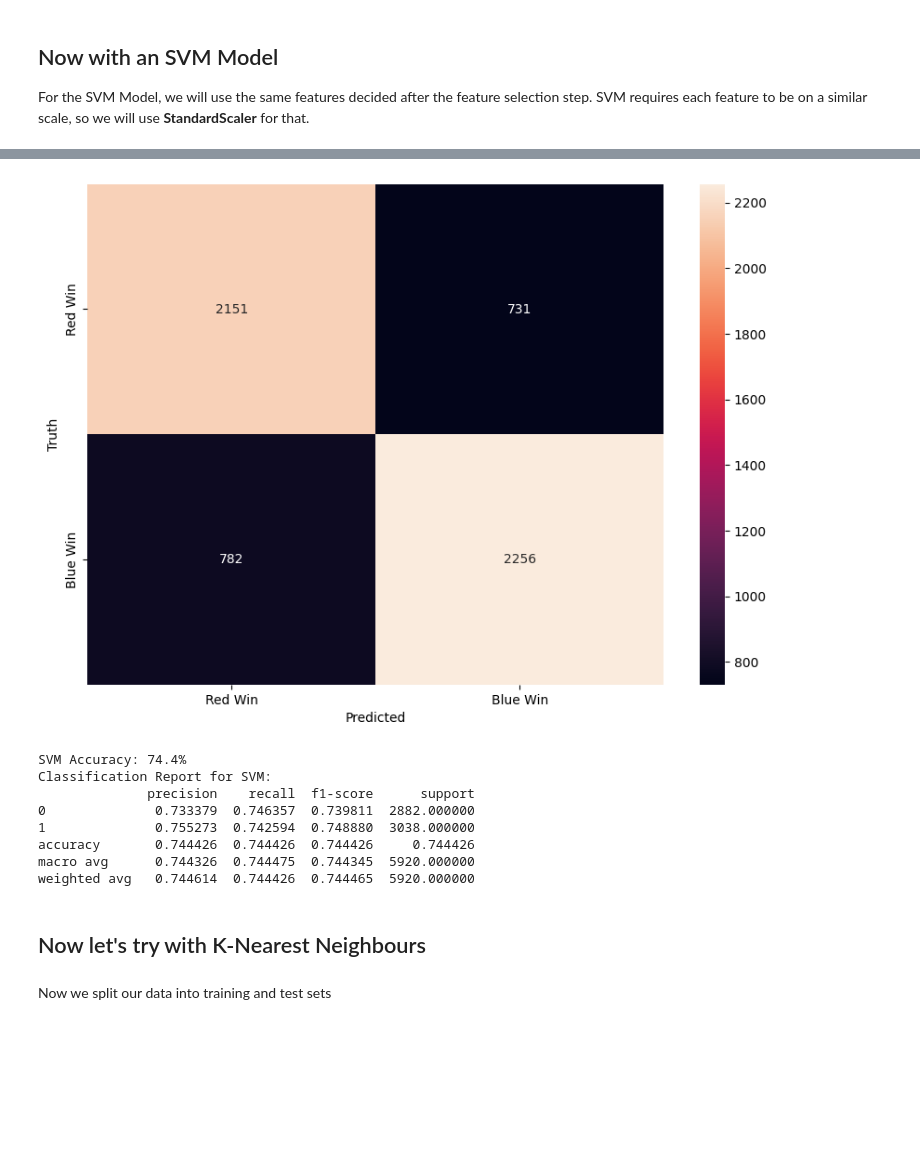
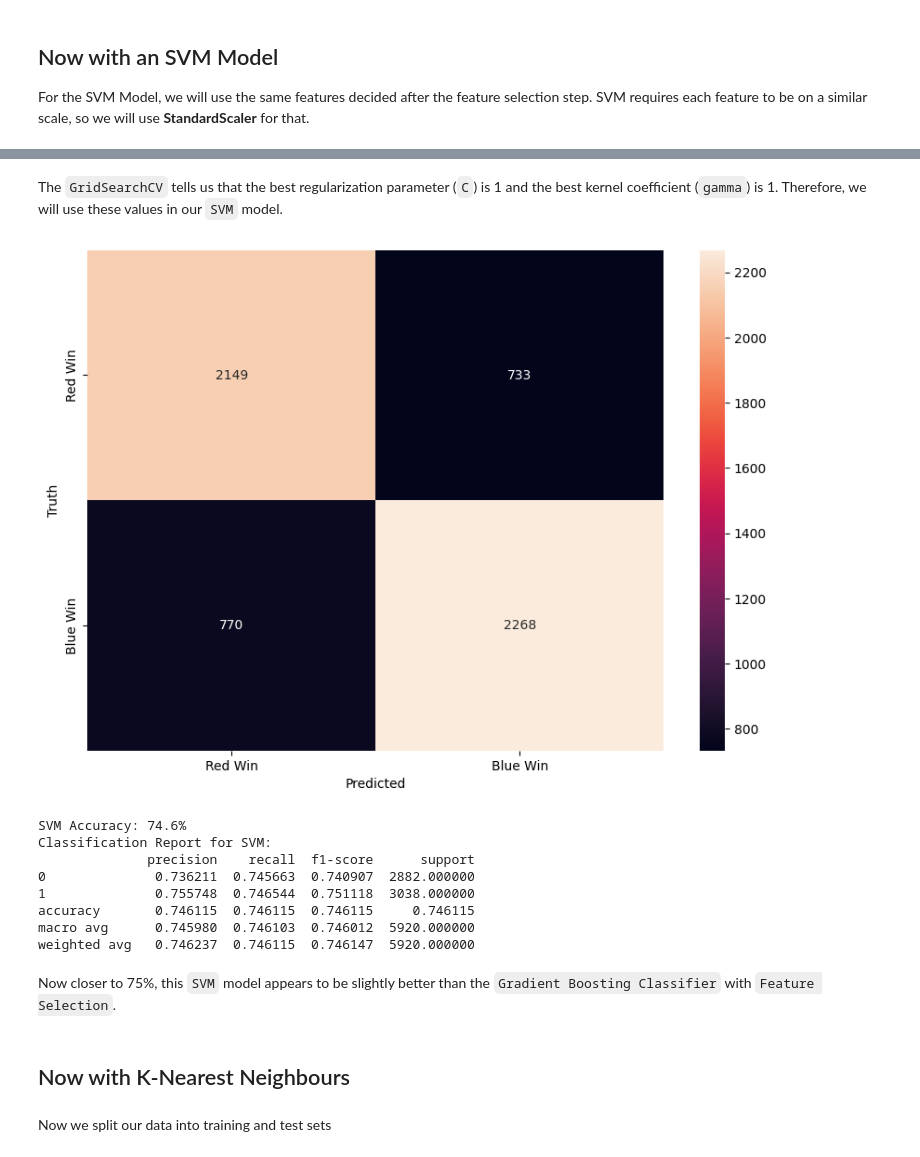
Before and after one commit to Tonevanda/IA, a Jupyter notebook: proj2/code.ipynb, the cells around one changed output, grey strips where cells are left out. Cells and saved outputs as stored; diff of their text form; code cells hidden in the pictures; blank space fills up the shorter version.

```diff
--- a/proj2/code.ipynb
+++ b/proj2/code.ipynb
@@ -366,4 +427,7 @@ There is much to consider here due to several factors:
 - The `Herald` disappears from the map at 19:55 minutes into the game, if in combat. If you kill it at exactly 19:55 minutes, you have until 23:55 minutes to spawn it. Our dataset only contains information on the first 15 minutes of the game.
 
 With this in mind, it would make sense that these 2 factors: `First Blood` and `Herald Kills` don't tells us a lot about who is going to win the game.
+# %%
+top_features = [new_data.columns[indices[i]] for i in indices if importances[indices[i]] != 0.0]
+data_top_features = data[top_features]
 # %%
@@ -471,0 +499,10 @@ These were the parameters that resulted in the best scores.
+# %%
+param_grid = {'C': [0.1, 1, 10],
+              'gamma': [1, 0.1, 0.01, 0.001],
+              'kernel': ['linear']}
+
+grid = GridSearchCV(svm.SVC(), param_grid, refit=True, verbose=3)
+
+grid.fit(scaled_training_inputs, svm_training_labels)
+
+print(grid.best_params_)
@@ -472,35 +527,40 @@ These were the parameters that resulted in the best scores.
+# %% [markdown]
+The `GridSearchCV` tells us that the best regularization parameter (`C`) is 1 and the best kernel coefficient (`gamma`) is 1.
+Therefore, we will use these values in our `SVM` model.
 # %%
-svm_model = svm.SVC(kernel="linear", gamma=0.5, C=1.0, verbose = False)
+svm_model = svm.SVC(kernel="linear", gamma=1.0, C=1.0, verbose = False)
 svm_model.fit(scaled_training_inputs, svm_training_labels)
 predictions = svm_model.predict(scaled_testing_inputs)
 
 cm = confusion_matrix(testing_labels, predictions)
 
 plt.figure(figsize=(10, 7))
 sb.heatmap(cm, annot=True, fmt='d', xticklabels=['Red Win', 'Blue Win'], yticklabels=['Red Win', 'Blue Win'])
 plt.xlabel('Predicted')
 plt.ylabel('Truth')
 plt.show()
 
 accuracy = round(accuracy_score(testing_labels, predictions), 3) * 100
 print(f'SVM Accuracy: {accuracy}%')
 
 cr = classification_report(testing_labels, predictions, output_dict=True)
 df_report = pd.DataFrame(cr).transpose()
 print("Classification Report for SVM:")
 print(df_report)
 # %% [output]
-[figure, old version]
+[figure, new version]
-SVM Accuracy: 74.4%
+SVM Accuracy: 74.6%
 Classification Report for SVM:
               precision    recall  f1-score      support
-0              0.733379  0.746357  0.739811  2882.000000
-1              0.755273  0.742594  0.748880  3038.000000
-accuracy       0.744426  0.744426  0.744426     0.744426
-macro avg      0.744326  0.744475  0.744345  5920.000000
-weighted avg   0.744614  0.744426  0.744465  5920.000000
+0              0.736211  0.745663  0.740907  2882.000000
+1              0.755748  0.746544  0.751118  3038.000000
+accuracy       0.746115  0.746115  0.746115     0.746115
+macro avg      0.745980  0.746103  0.746012  5920.000000
+weighted avg   0.746237  0.746115  0.746147  5920.000000
+# %% [markdown]
+Now closer to 75%, this `SVM` model appears to be slightly better than the `Gradient Boosting Classifier` with `Feature Selection`.
 # %% [markdown]
-## Now let's try with K-Nearest Neighbours
+## Now with K-Nearest Neighbours
 # %%
 k_data = data.drop(columns=['blueWin'])
 k_inputs = k_data.values
```
Also changed, not shown: parts of 34 cells of this notebook, 1 other file.
